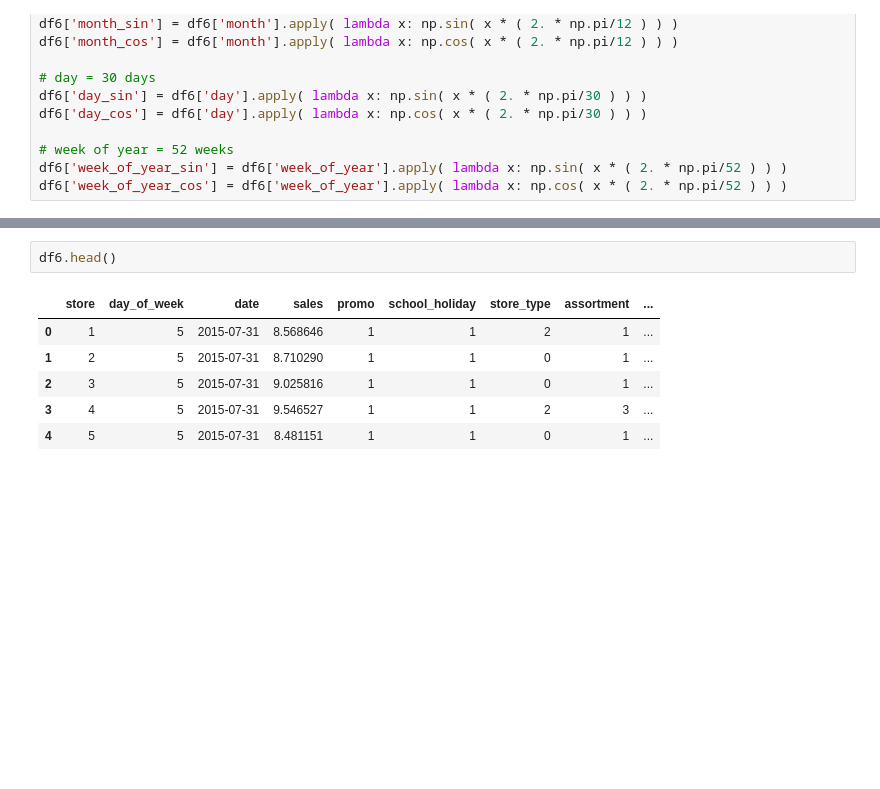
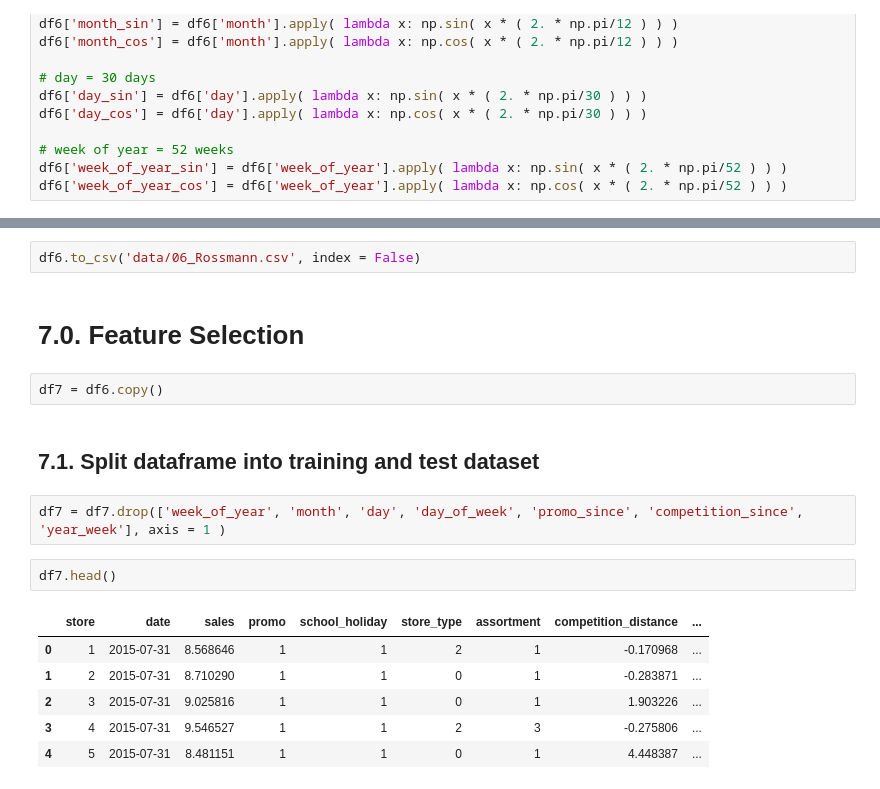
Before and after one commit to leandrogarcialopes/RossmannStoreSales, a Jupyter notebook: Rossmann_Store_Sales.ipynb, the cells around one changed output, grey strips where cells are left out. Drawn from its saved outputs; the diff is of its cells as text; blank space fills up the shorter version.

```diff
--- a/Rossmann_Store_Sales.ipynb
+++ b/Rossmann_Store_Sales.ipynb
@@ -1100,9 +1116,19 @@ df6['week_of_year_cos'] = df6['week_of_year'].apply( lambda x: np.cos( x * ( 2.
+# %%
+df6.to_csv('data/06_Rossmann.csv', index = False)
+# %% [markdown]
+# 7.0. Feature Selection
+# %%
+df7 = df6.copy()
+# %% [markdown]
+## 7.1. Split dataframe into training and test dataset
+# %%
+df7 = df7.drop(['week_of_year', 'month', 'day', 'day_of_week', 'promo_since', 'competition_since', 'year_week'], axis = 1 )
 # %%
-df6.head()
+df7.head()
 # %% [output]
-|  | store | day_of_week | date | sales | promo | school_holiday | store_type | assortment | ... |
-| 0 | 1 | 5 | 2015-07-31 | 8.568646 | 1 | 1 | 2 | 1 | ... |
-| 1 | 2 | 5 | 2015-07-31 | 8.710290 | 1 | 1 | 0 | 1 | ... |
-| 2 | 3 | 5 | 2015-07-31 | 9.025816 | 1 | 1 | 0 | 1 | ... |
-| 3 | 4 | 5 | 2015-07-31 | 9.546527 | 1 | 1 | 2 | 3 | ... |
-| 4 | 5 | 5 | 2015-07-31 | 8.481151 | 1 | 1 | 0 | 1 | ... |
+|  | store | date | sales | promo | school_holiday | store_type | assortment | competition_distance | ... |
+| 0 | 1 | 2015-07-31 | 8.568646 | 1 | 1 | 2 | 1 | -0.170968 | ... |
+| 1 | 2 | 2015-07-31 | 8.710290 | 1 | 1 | 0 | 1 | -0.283871 | ... |
+| 2 | 3 | 2015-07-31 | 9.025816 | 1 | 1 | 0 | 1 | 1.903226 | ... |
+| 3 | 4 | 2015-07-31 | 9.546527 | 1 | 1 | 2 | 3 | -0.275806 | ... |
+| 4 | 5 | 2015-07-31 | 8.481151 | 1 | 1 | 0 | 1 | 4.448387 | ... |
```
Also changed, not shown: parts of 43 cells of this notebook.
